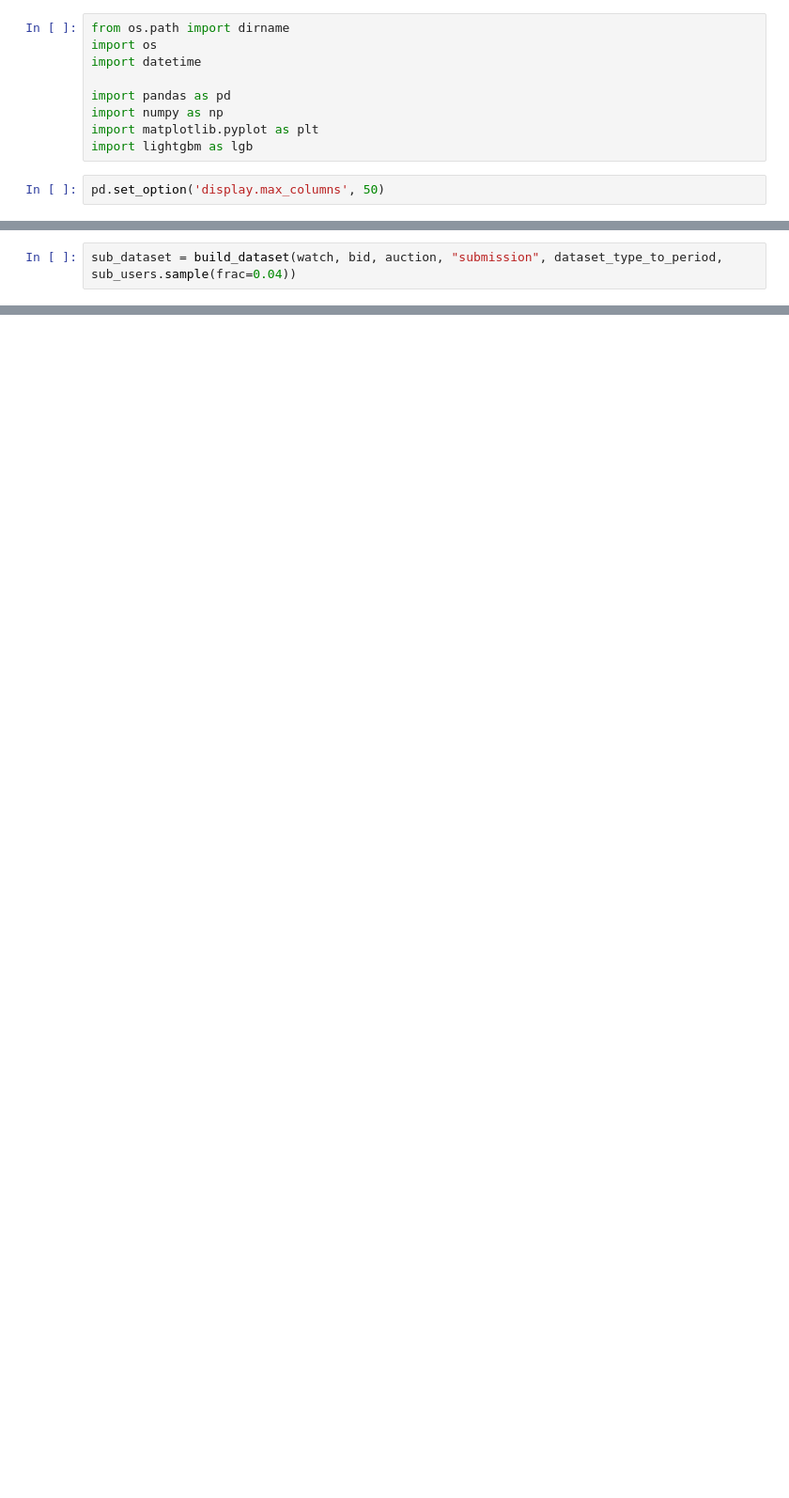
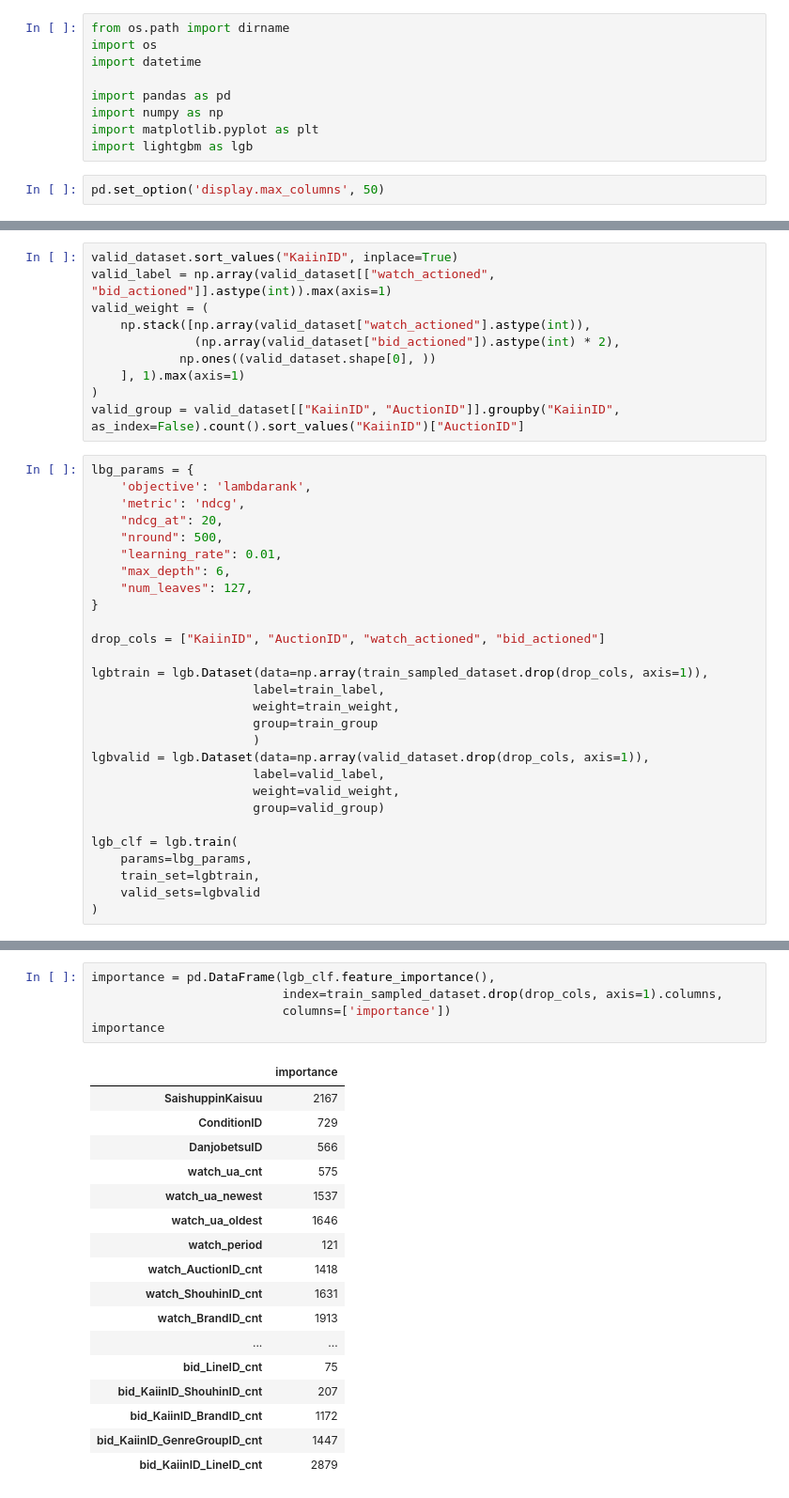
Before and after one commit to nobububi/Brandear, a Jupyter notebook: mimic.ipynb, the cells around one changed output, grey strips where cells are left out. Shown at 94% size. Saved outputs shown, nothing was run; the diff lists cells and outputs as text; blank space fills up the shorter version.

```diff
--- a/mimic.ipynb
+++ b/mimic.ipynb
@@ -231,2 +11,0 @@ train_dataset.pkl : 202001141557
-# %%
-sub_dataset = build_dataset(watch, bid, auction, "submission", dataset_type_to_period, sub_users.sample(frac=0.04))
@@ -339,0 +94,38 @@ See the caveats in the documentation: http://pandas.pydata.org/pandas-docs/stabl
+# %%
+valid_dataset.sort_values("KaiinID", inplace=True)
+valid_label = np.array(valid_dataset[["watch_actioned", "bid_actioned"]].astype(int)).max(axis=1)
+valid_weight = (
+    np.stack([np.array(valid_dataset["watch_actioned"].astype(int)),
+              (np.array(valid_dataset["bid_actioned"]).astype(int) * 2),
+            np.ones((valid_dataset.shape[0], ))
+    ], 1).max(axis=1)
+)
+valid_group = valid_dataset[["KaiinID", "AuctionID"]].groupby("KaiinID", as_index=False).count().sort_values("KaiinID")["AuctionID"]
+# %%
+lbg_params = {
+    'objective': 'lambdarank',
+    'metric': 'ndcg',
+    "ndcg_at": 20,
+    "nround": 500,
+    "learning_rate": 0.01,
+    "max_depth": 6,
+    "num_leaves": 127,
+}
+
+drop_cols = ["KaiinID", "AuctionID", "watch_actioned", "bid_actioned"]
+
+lgbtrain = lgb.Dataset(data=np.array(train_sampled_dataset.drop(drop_cols, axis=1)),
+                      label=train_label,
+                      weight=train_weight,
+                      group=train_group
+                      )
+lgbvalid = lgb.Dataset(data=np.array(valid_dataset.drop(drop_cols, axis=1)),
+                      label=valid_label,
+                      weight=valid_weight,
+                      group=valid_group)
+
+lgb_clf = lgb.train(
+    params=lbg_params,
+    train_set=lgbtrain,
+    valid_sets=lgbvalid
+)
@@ -339,0 +150,23 @@ See the caveats in the documentation: http://pandas.pydata.org/pandas-docs/stabl
+# %%
+importance = pd.DataFrame(lgb_clf.feature_importance(),
+                          index=train_sampled_dataset.drop(drop_cols, axis=1).columns,
+                          columns=['importance'])
+importance
+# %% [output]
+|  | importance |
+| SaishuppinKaisuu | 2167 |
+| ConditionID | 729 |
+| DanjobetsuID | 566 |
+| watch_ua_cnt | 575 |
+| watch_ua_newest | 1537 |
+| watch_ua_oldest | 1646 |
+| watch_period | 121 |
+| watch_AuctionID_cnt | 1418 |
+| watch_ShouhinID_cnt | 1631 |
+| watch_BrandID_cnt | 1913 |
+| ... | ... |
+| bid_LineID_cnt | 75 |
+| bid_KaiinID_ShouhinID_cnt | 207 |
+| bid_KaiinID_BrandID_cnt | 1172 |
+| bid_KaiinID_GenreGroupID_cnt | 1447 |
+| bid_KaiinID_LineID_cnt | 2879 |
```
Also changed, not shown: parts of 37 cells of this notebook, 8 other files.
